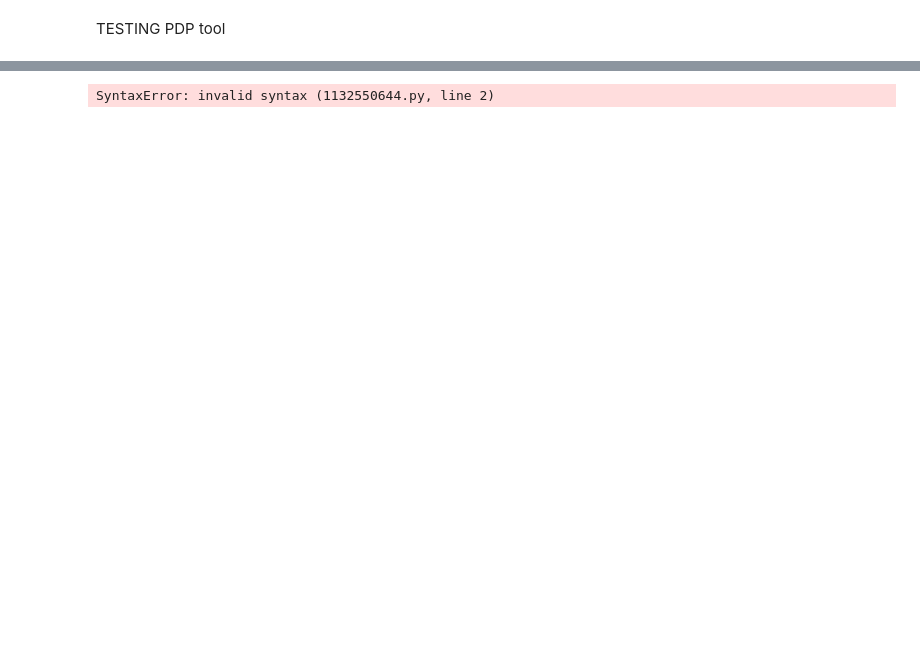
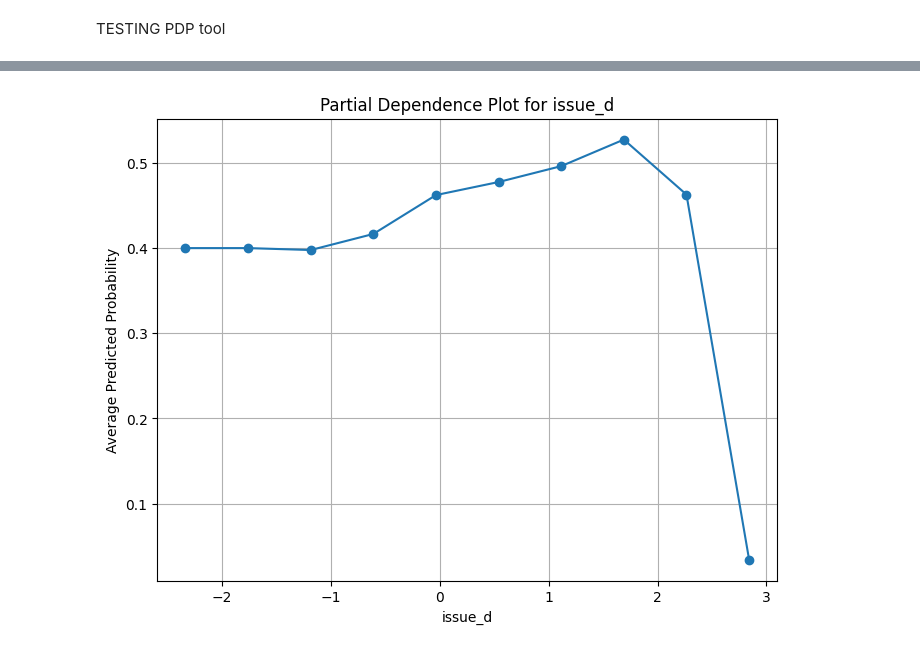
Before and after one commit to auggy-ntn/Interpretability-Stability-and-Fairness-project, a Jupyter notebook: notebooks/step5.ipynb, the cells around one changed output, grey strips where cells are left out. Drawn from its saved outputs; the diff is of its cells as text; code cells hidden in the pictures; blank space fills up the shorter version.

```diff
--- a/notebooks/step5.ipynb
+++ b/notebooks/step5.ipynb
@@ -11,6 +11,7 @@ model_path = "../models/black_box_xgboost.pkl"
 model = unpack_model(model_path)
 # %%
 from src.preprocessing import get_preprocessed_data
-df = get_preprocessed_data()
+df, prob, predictions, true_labels = get_preprocessed_data()
 df.info()
+df.head()
 # %% [output]
@@ -18,6 +30,6 @@ FileNotFoundError: [Errno 2] No such file or directory: '../data/dataproject2025
 # %%
-from src.global_interpretability import PDF_values, PDP_plot
-feature = []
+from src.global_interpretability import PDP_plot
+feature = "issue_d"
 PDP_plot(df, model, feature)
 # %% [output]
-SyntaxError: invalid syntax (1132550644.py, line 2)
+[figure, added]
```
Also changed, not shown: parts of 4 cells of this notebook.
